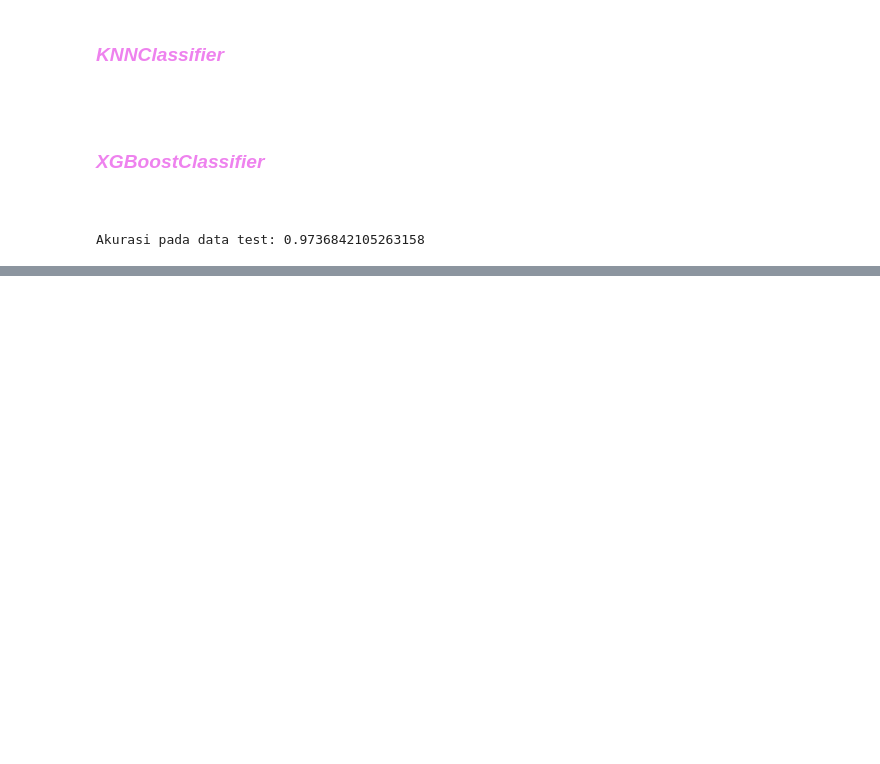
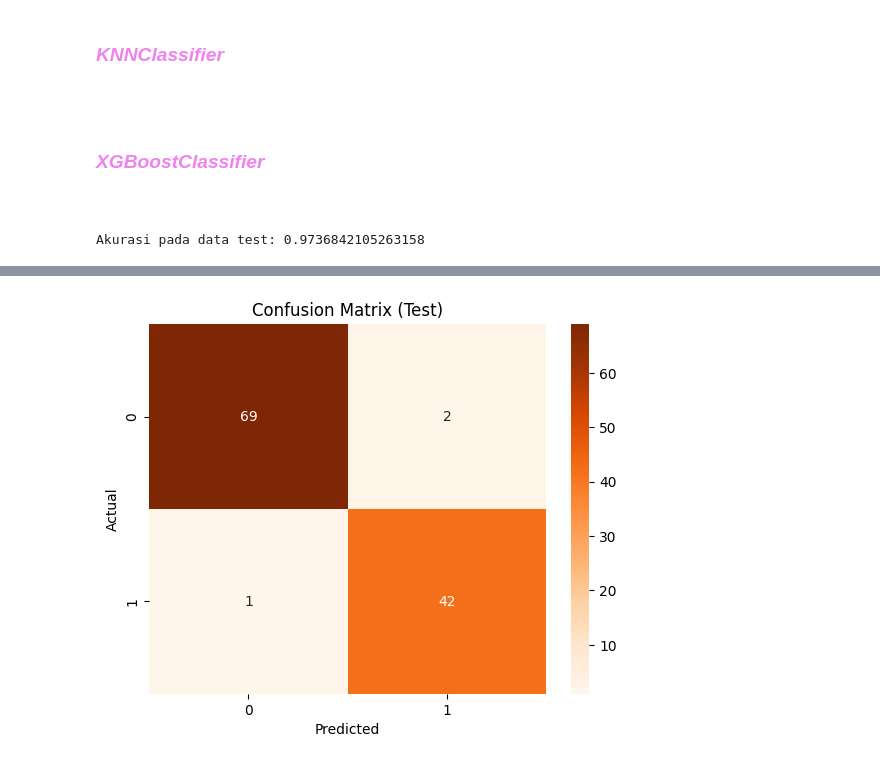
Before and after one commit to AHyphaG/breast-cancer-wisconsin, a Jupyter notebook: breast-cancer-wisconsin-clf.ipynb, the cells around one changed output, grey strips where cells are left out. Saved outputs shown, nothing was run; the diff lists cells and outputs as text; code cells hidden in the pictures; blank space fills up the shorter version.

```diff
--- a/breast-cancer-wisconsin-clf.ipynb
+++ b/breast-cancer-wisconsin-clf.ipynb
@@ -352,0 +353,9 @@ Akurasi pada data test: 0.9736842105263158
+# %%
+cm_test = confusion_matrix(y_test_encoded, y_test_pred)
+sns.heatmap(cm_test, annot=True, fmt="d", cmap="Oranges")
+plt.title("Confusion Matrix (Test)")
+plt.xlabel("Predicted")
+plt.ylabel("Actual")
+plt.show()
+# %% [output]
+[figure, added]
```
Also changed, not shown: parts of 5 cells of this notebook.
